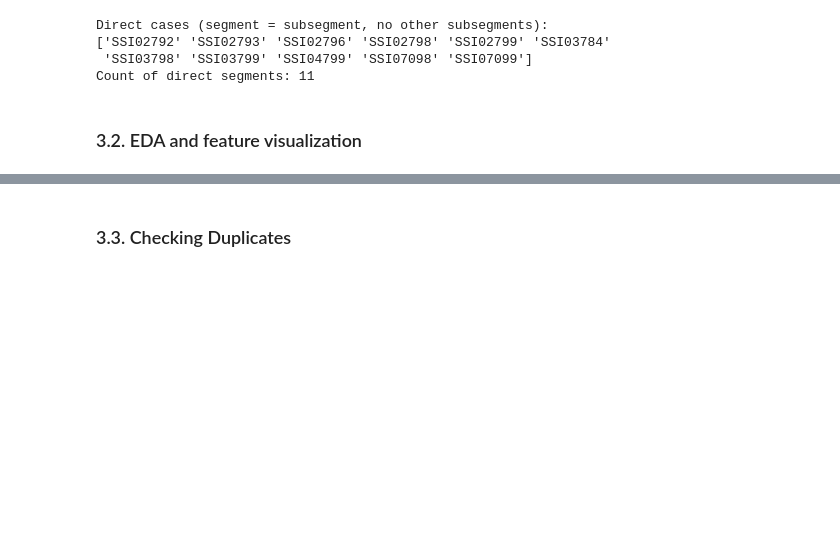
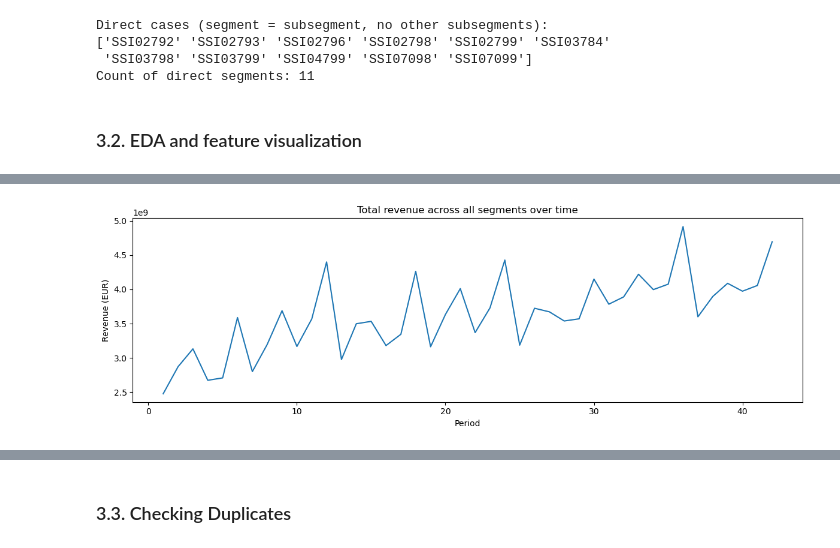
Before and after one commit to Alanog10/Siemens, a Jupyter notebook: Middle-Out.ipynb, the cells around one changed output, grey strips where cells are left out. Cells and saved outputs as stored; diff of their text form; code cells hidden in the pictures; blank space fills up the shorter version.

```diff
--- a/Middle-Out.ipynb
+++ b/Middle-Out.ipynb
@@ -192,0 +228,13 @@ plt.show()
+# %%
+total_revenue = df_merged.groupby('Period')['Revenue'].sum().reset_index()
+
+plt.figure(figsize=(12, 4))
+plt.plot(total_revenue['Period'], total_revenue['Revenue'])
+plt.title('Total revenue across all segments over time')
+plt.xlabel('Period')
+plt.ylabel('Revenue (EUR)')
+plt.tight_layout()
+plt.savefig('total_revenue_trend.png', dpi=150)
+plt.show()
+# %% [output]
+[figure, added]
```
Also changed, not shown: parts of 26 cells of this notebook, 8 other files.
